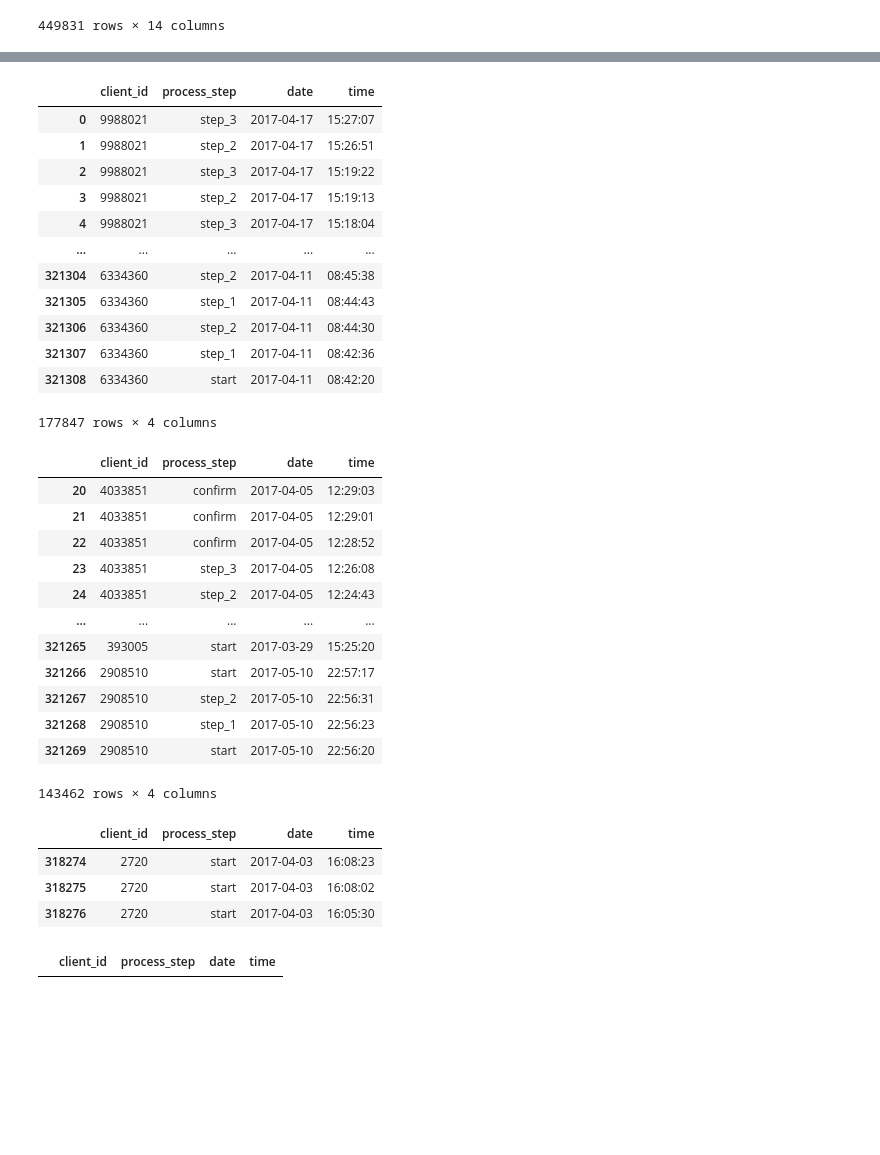
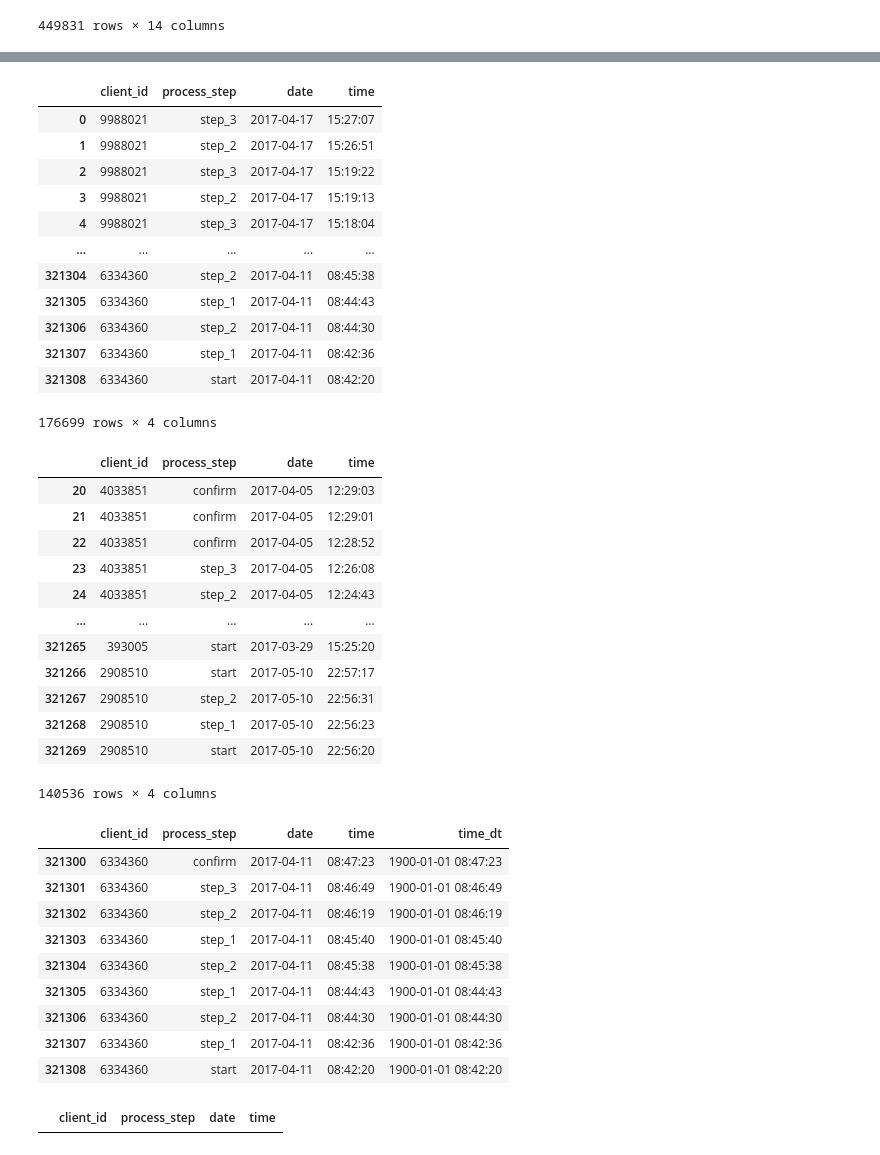
Before and after one commit to FranciscoDosReis/vanguard-FCCP-Solutions, a Jupyter notebook: notebooks/average_completion_time_bygroup_francisco.ipynb, the cells around one changed output, grey strips where cells are left out. Drawn from its saved outputs; the diff is of its cells as text; code cells hidden in the pictures; blank space fills up the shorter version.

Commit message:
duplicated drops on average notebooks

```diff
--- a/notebooks/average_completion_time_bygroup_francisco.ipynb
+++ b/notebooks/average_completion_time_bygroup_francisco.ipynb
@@ -37,0 +42,2 @@ df
+# %%
+df = df.drop_duplicates()
@@ -100,7 +122,7 @@ df_test
 | 321306 | 6334360 | step_2 | 2017-04-11 | 08:44:30 |
 | 321307 | 6334360 | step_1 | 2017-04-11 | 08:42:36 |
 | 321308 | 6334360 | start | 2017-04-11 | 08:42:20 |
-177847 rows × 4 columns
+176699 rows × 4 columns
 # %%
 df_control
 # %% [output]
@@ -116,16 +138,22 @@ df_control
 | 321267 | 2908510 | step_2 | 2017-05-10 | 22:56:31 |
 | 321268 | 2908510 | step_1 | 2017-05-10 | 22:56:23 |
 | 321269 | 2908510 | start | 2017-05-10 | 22:56:20 |
-143462 rows × 4 columns
+140536 rows × 4 columns
 # %%
 #single (test) client lookup
-test_client_info = df_test[df_test["client_id"] == 2720]
+test_client_info = df_test[df_test["client_id"] == 6334360]
 test_client_info
 # %% [output]
-|  | client_id | process_step | date | time |
-| 318274 | 2720 | start | 2017-04-03 | 16:08:23 |
-| 318275 | 2720 | start | 2017-04-03 | 16:08:02 |
-| 318276 | 2720 | start | 2017-04-03 | 16:05:30 |
+|  | client_id | process_step | date | time | time_dt |
+| 321300 | 6334360 | confirm | 2017-04-11 | 08:47:23 | 1900-01-01 08:47:23 |
+| 321301 | 6334360 | step_3 | 2017-04-11 | 08:46:49 | 1900-01-01 08:46:49 |
+| 321302 | 6334360 | step_2 | 2017-04-11 | 08:46:19 | 1900-01-01 08:46:19 |
+| 321303 | 6334360 | step_1 | 2017-04-11 | 08:45:40 | 1900-01-01 08:45:40 |
+| 321304 | 6334360 | step_2 | 2017-04-11 | 08:45:38 | 1900-01-01 08:45:38 |
+| 321305 | 6334360 | step_1 | 2017-04-11 | 08:44:43 | 1900-01-01 08:44:43 |
+| 321306 | 6334360 | step_2 | 2017-04-11 | 08:44:30 | 1900-01-01 08:44:30 |
+| 321307 | 6334360 | step_1 | 2017-04-11 | 08:42:36 | 1900-01-01 08:42:36 |
+| 321308 | 6334360 | start | 2017-04-11 | 08:42:20 | 1900-01-01 08:42:20 |
 # %%
 #single (control) client lookup
 control_client_info = df_control[df_control["client_id"] == 1702]
```
Also changed, not shown: parts of 15 cells of this notebook.
